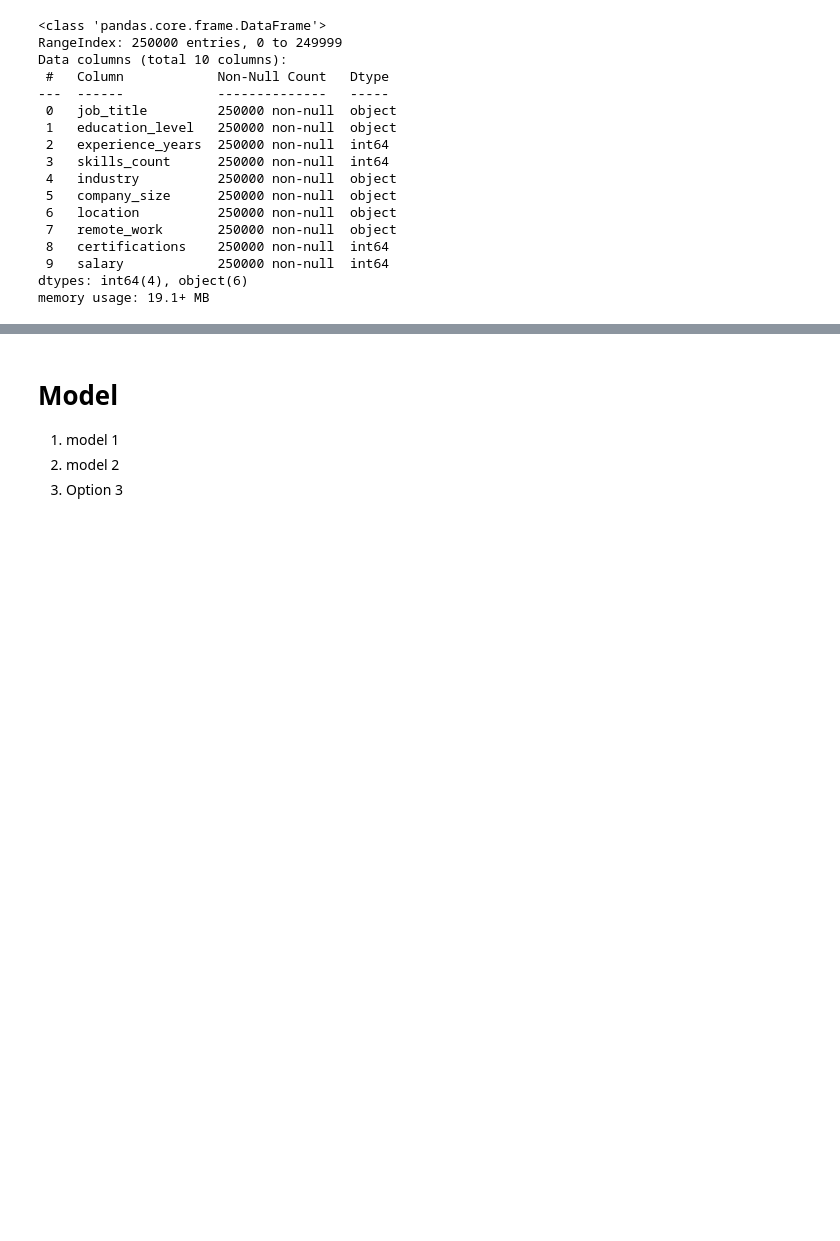
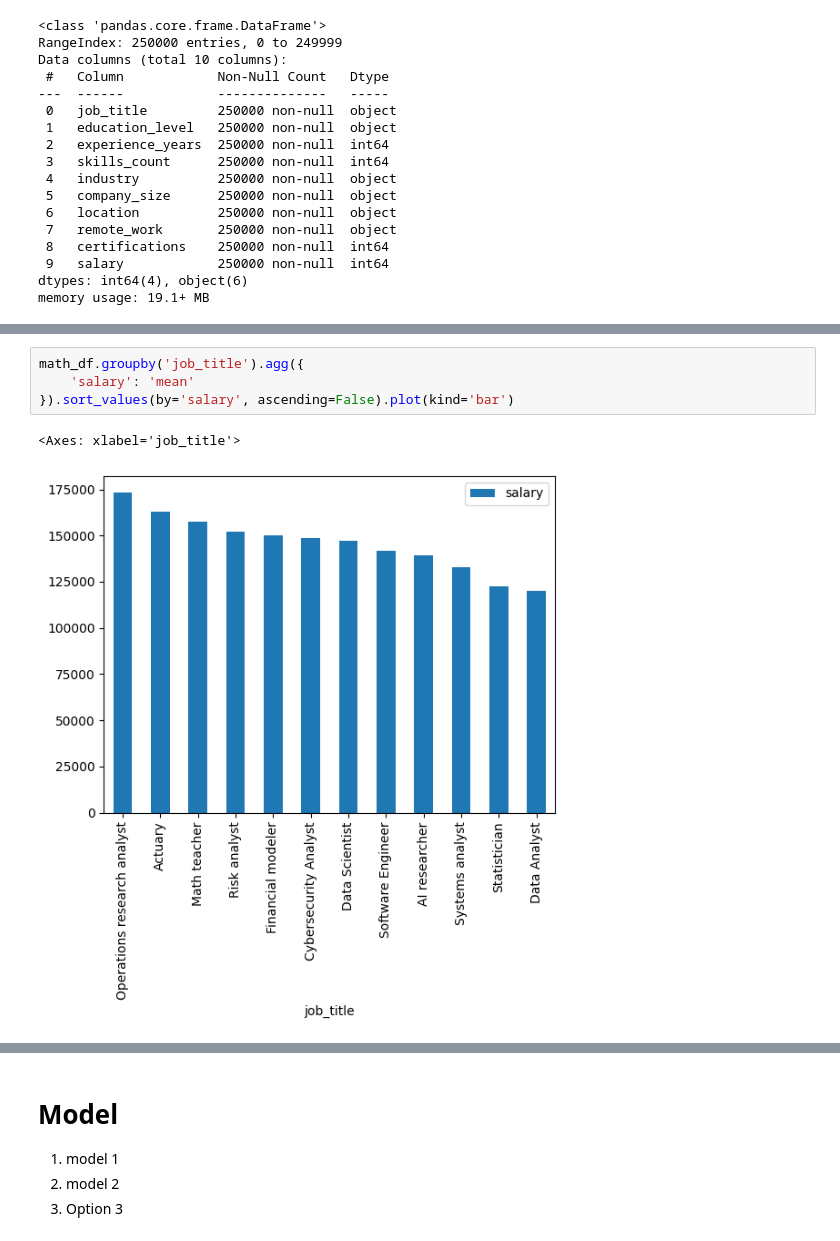
Before and after one commit to fikranaufal/tugas-pengganti-deep-learning, a Jupyter notebook: notebook.ipynb, the cells around one changed output, grey strips where cells are left out. Drawn from its saved outputs; the diff is of its cells as text; blank space fills up the shorter version.

```diff
--- a/notebook.ipynb
+++ b/notebook.ipynb
@@ -70,0 +105,7 @@ memory usage: 19.1+ MB
+# %%
+math_df.groupby('job_title').agg({
+    'salary': 'mean'
+}).sort_values(by='salary', ascending=False).plot(kind='bar')
+# %% [output]
+<Axes: xlabel='job_title'>
+[figure, added]
```
Also changed, not shown: parts of 10 cells of this notebook.
